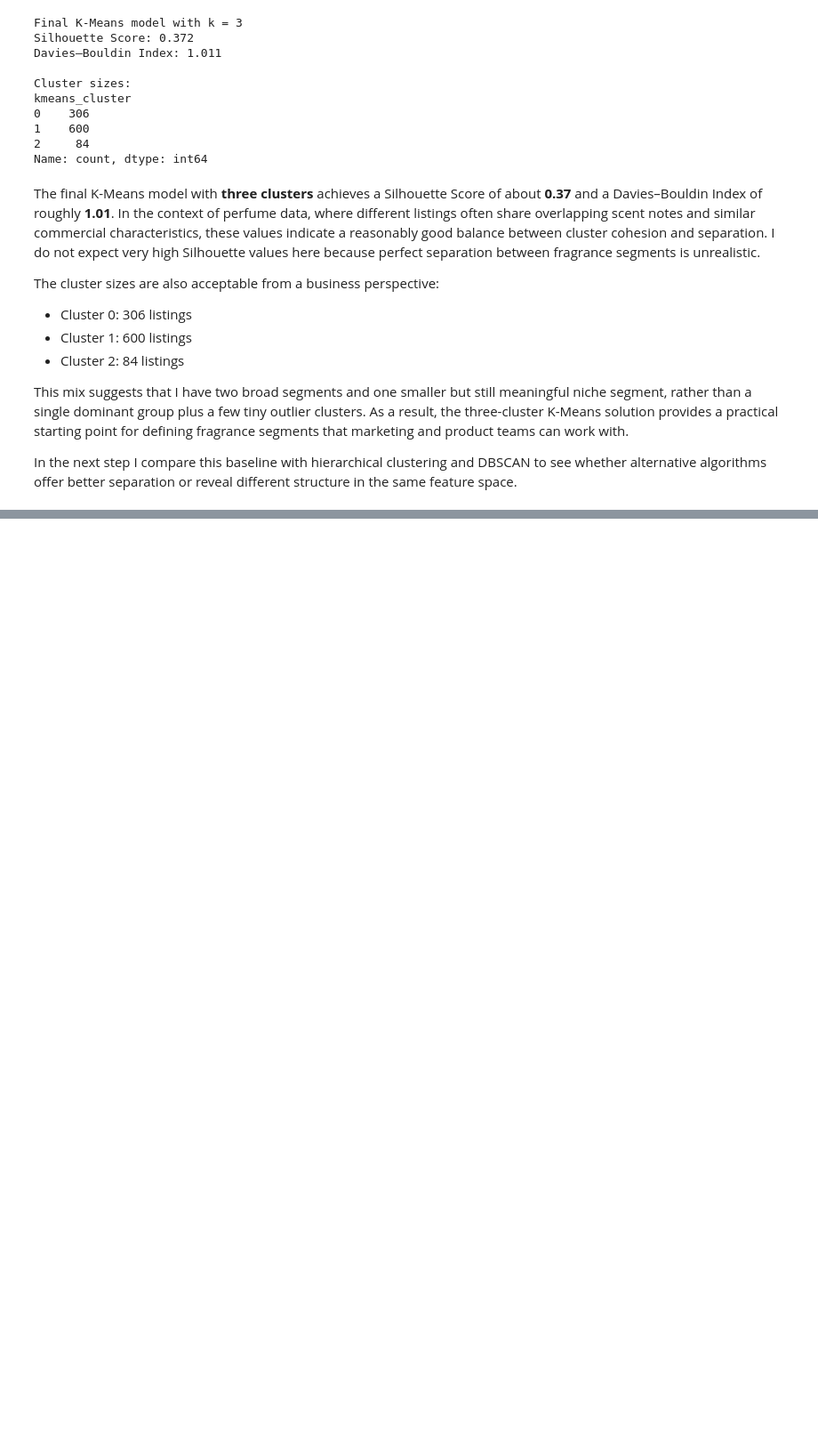
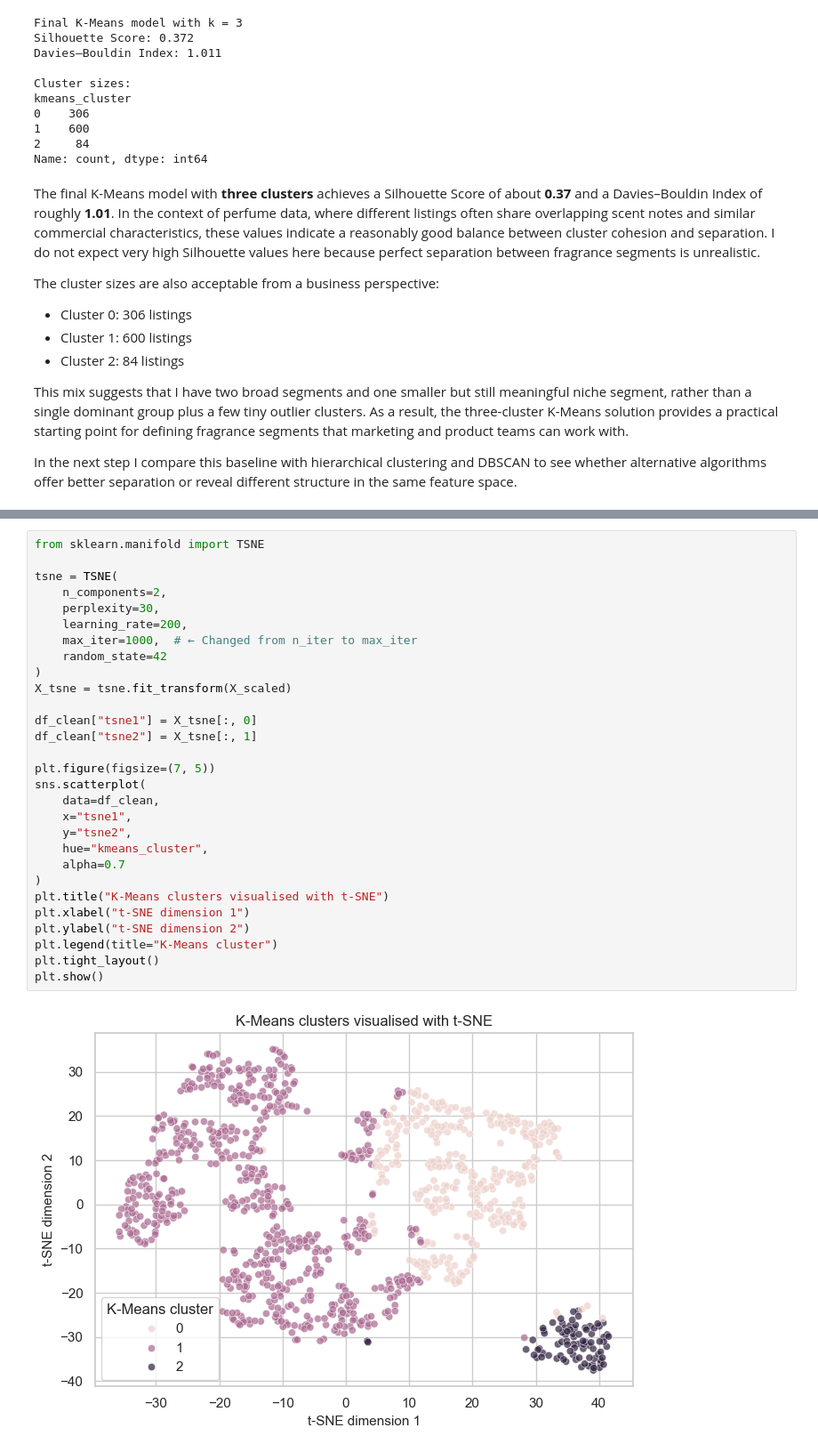
Before and after one commit to OmerTDK/scenttech-fragrance-clustering, a Jupyter notebook: main.ipynb, the cells around one changed output, grey strips where cells are left out. Shown at 89% size. Drawn from its saved outputs; the diff is of its cells as text; blank space fills up the shorter version.

```diff
--- a/main.ipynb
+++ b/main.ipynb
@@ -612,0 +831,31 @@ In the next step I compare this baseline with hierarchical clustering and DBSCAN
+# %%
+from sklearn.manifold import TSNE
+
+tsne = TSNE(
+    n_components=2,
+    perplexity=30,
+    learning_rate=200,
+    max_iter=1000,  # ← Changed from n_iter to max_iter
+    random_state=42
+)
+X_tsne = tsne.fit_transform(X_scaled)
+
+df_clean["tsne1"] = X_tsne[:, 0]
+df_clean["tsne2"] = X_tsne[:, 1]
+
+plt.figure(figsize=(7, 5))
+sns.scatterplot(
+    data=df_clean,
+    x="tsne1",
+    y="tsne2",
+    hue="kmeans_cluster",
+    alpha=0.7
+)
+plt.title("K-Means clusters visualised with t-SNE")
+plt.xlabel("t-SNE dimension 1")
+plt.ylabel("t-SNE dimension 2")
+plt.legend(title="K-Means cluster")
+plt.tight_layout()
+plt.show()
+# %% [output]
+[figure, added]
```
Also changed, not shown: parts of 12 cells of this notebook.
